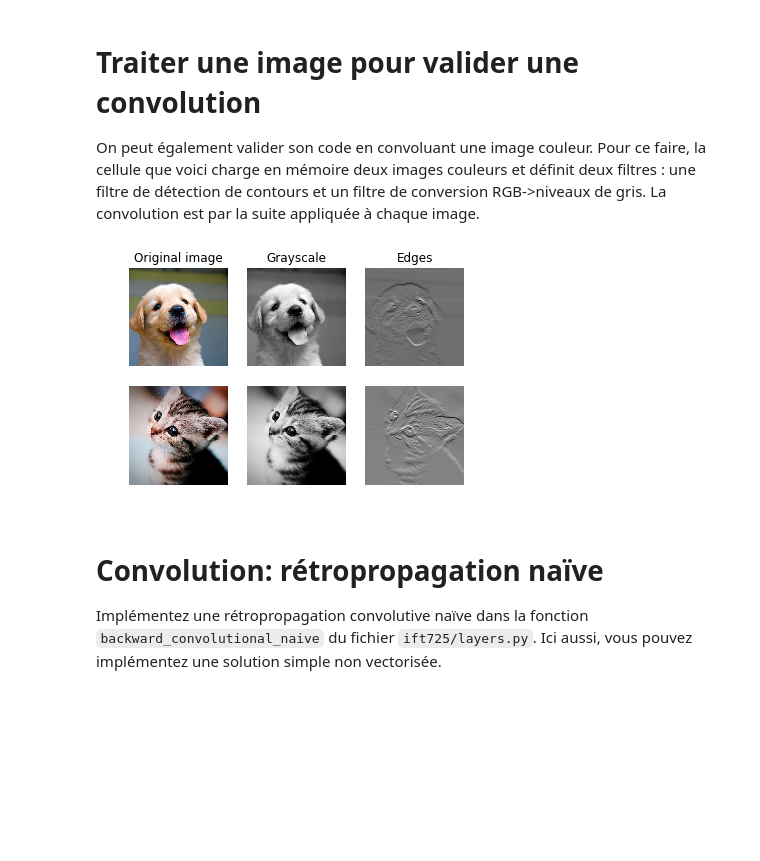
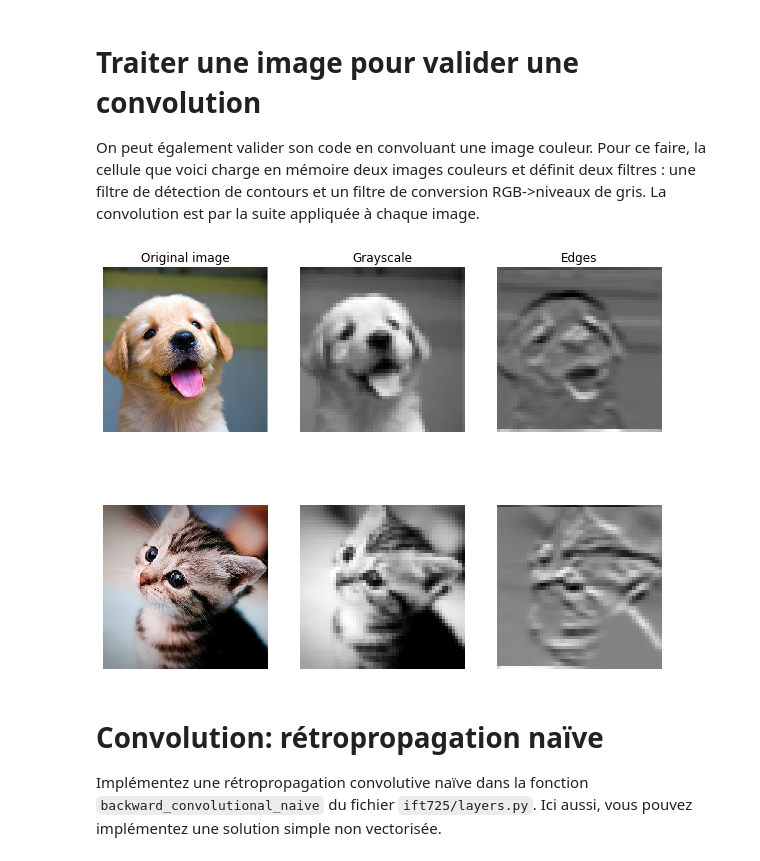
Before and after one commit to pspino/TP2_IFT725, a Jupyter notebook: prog/CNN.ipynb, the cells around one changed output. Cells and saved outputs as stored; diff of their text form; code cells hidden in the pictures; blank space fills up the shorter version.

```diff
--- a/prog/CNN.ipynb
+++ b/prog/CNN.ipynb
@@ -197,7 +208,7 @@ kitten, puppy = imread('kitten.jpg'), imread('puppy.jpg')
 d = kitten.shape[1] - kitten.shape[0]
 kitten_cropped = kitten[:, int(d/2):int(-d/2), :]
 
-img_size = 200   # Make this smaller if it runs too slow
+img_size = 50   # Make this smaller if it runs too slow
 x = np.zeros((2, 3, img_size, img_size))
 x[0, :, :, :] = resize(puppy, (img_size, img_size)).transpose((2, 0, 1))
 x[1, :, :, :] = resize(kitten_cropped, (img_size, img_size)).transpose((2, 0, 1))
@@ -222,34 +233,34 @@ b = np.array([0, 128])
 # Compute the result of convolving each input in x with each filter in w,
 # offsetting by b, and storing the results in out.
 out, _ = forward_convolutional_naive(x, w, b, {'stride': 1, 'pad': 1})
 
 def imshow_noax(img, normalize=True):
     """ Tiny helper to show images as uint8 and remove axis labels """
     if normalize:
         img_max, img_min = np.max(img), np.min(img)
         img = 255.0 * (img - img_min) / (img_max - img_min)
     plt.imshow(img.astype('uint8'))
     plt.gca().axis('off')
 
 # Show the original images and the results of the conv operation
 plt.subplot(2, 3, 1)
 imshow_noax(puppy, normalize=False)
 plt.title('Original image')
 plt.subplot(2, 3, 2)
 imshow_noax(out[0, 0])
 plt.title('Grayscale')
 plt.subplot(2, 3, 3)
 imshow_noax(out[0, 1])
 plt.title('Edges')
 plt.subplot(2, 3, 4)
 imshow_noax(kitten_cropped, normalize=False)
 plt.subplot(2, 3, 5)
 imshow_noax(out[1, 0])
 plt.subplot(2, 3, 6)
 imshow_noax(out[1, 1])
 plt.show()
 # %% [output]
-[figure, old version]
+[figure, new version]
 # %% [markdown]
 # Convolution: rétropropagation naïve
 Implémentez une rétropropagation convolutive naïve dans la fonction `backward_convolutional_naive` du fichier `ift725/layers.py`. Ici aussi, vous pouvez implémentez une solution simple non vectorisée.
```
Also changed, not shown: parts of 12 cells of this notebook, 3 other files.
